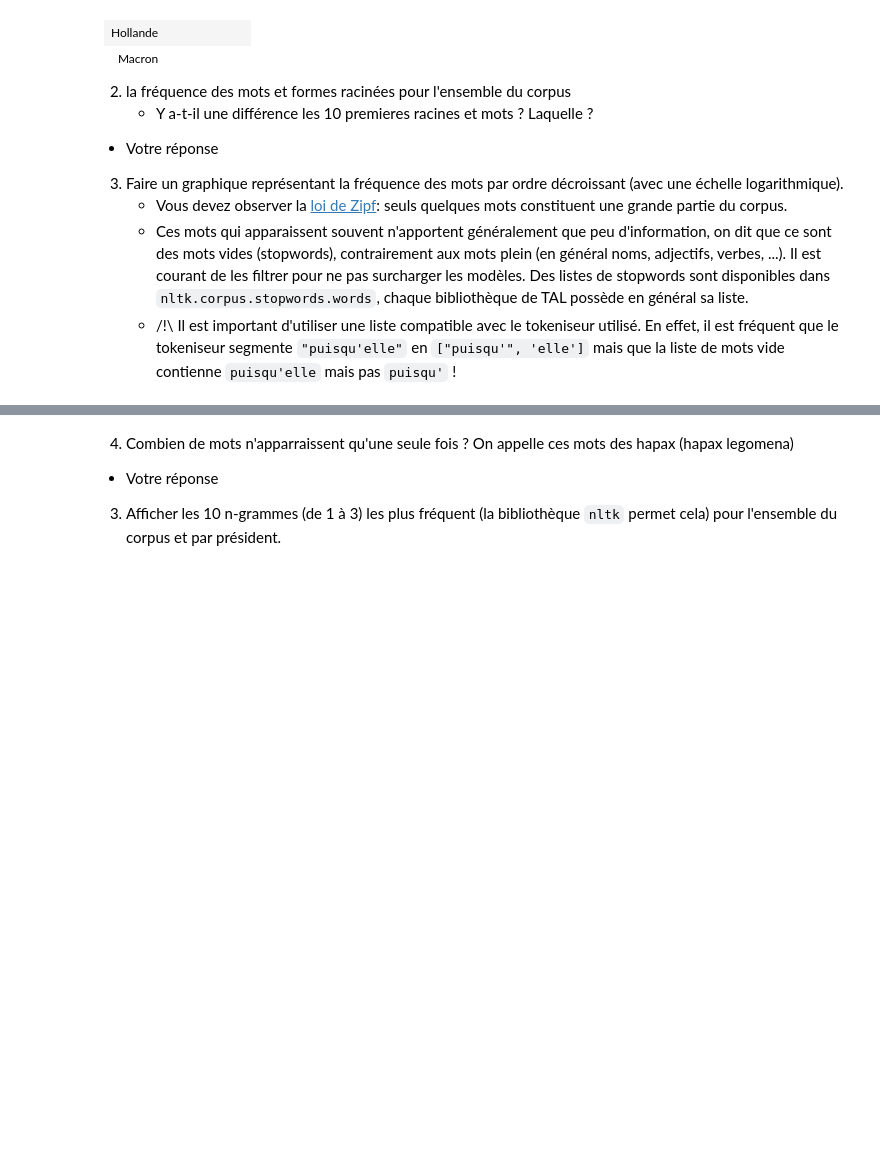
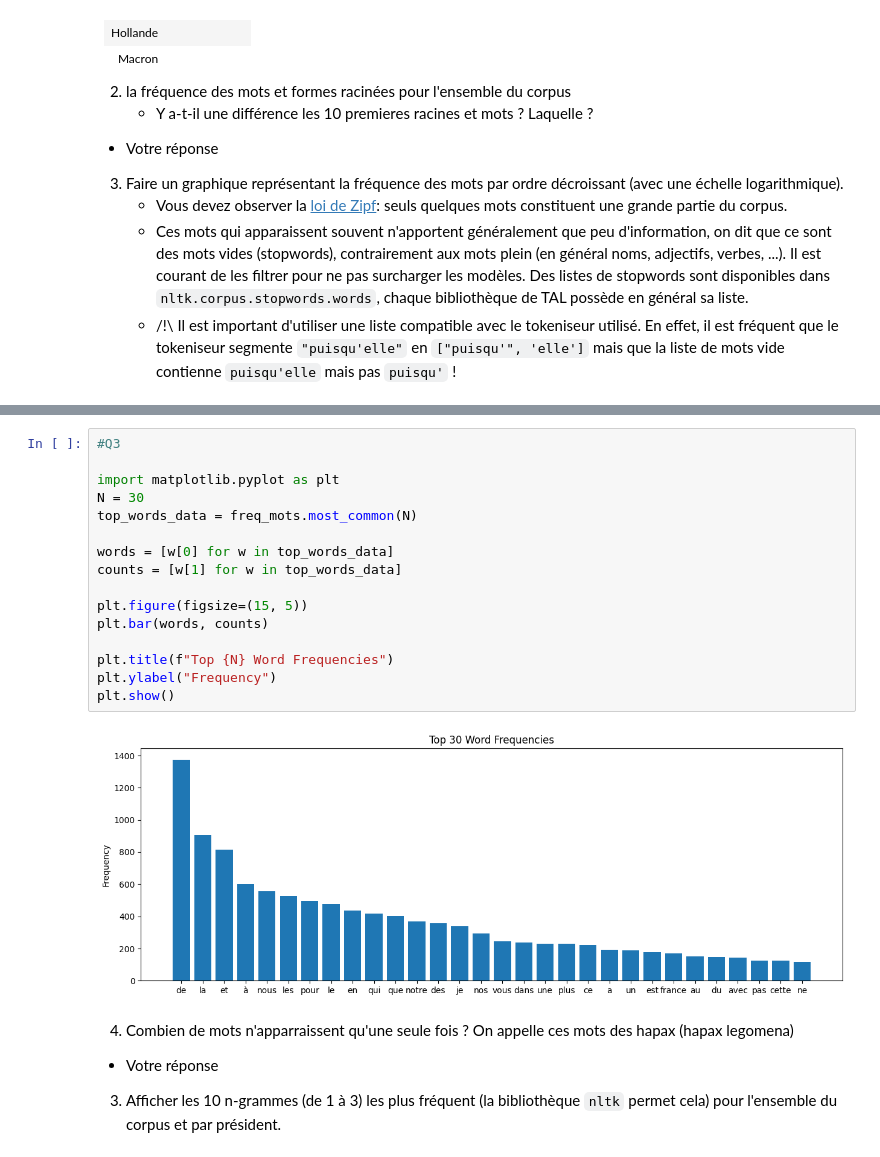
Before and after one commit to ArrowTattoo/Linux, a Jupyter notebook: traite language/TP1/TP1_Outils_pour_le_taln.ipynb, the cells around one changed output, grey strips where cells are left out. Drawn from its saved outputs; the diff is of its cells as text; blank space fills up the shorter version.

```diff
--- a/traite language/TP1/TP1_Outils_pour_le_taln.ipynb
+++ b/traite language/TP1/TP1_Outils_pour_le_taln.ipynb
@@ -469,3 +474,21 @@ de              | de
+# %%
+#Q3
+
+import matplotlib.pyplot as plt
+N = 30
+top_words_data = freq_mots.most_common(N)
+
+words = [w[0] for w in top_words_data]
+counts = [w[1] for w in top_words_data]
+
+plt.figure(figsize=(15, 5))
+plt.bar(words, counts)
+
+plt.title(f"Top {N} Word Frequencies")
+plt.ylabel("Frequency")
+plt.show()
+# %% [output]
+[figure, added]
 # %% [markdown]
 4. Combien de mots n'apparraissent qu'une seule fois ? On appelle ces mots des hapax (hapax legomena)
 - Votre réponse
```
Also changed, not shown: parts of 12 cells of this notebook.
